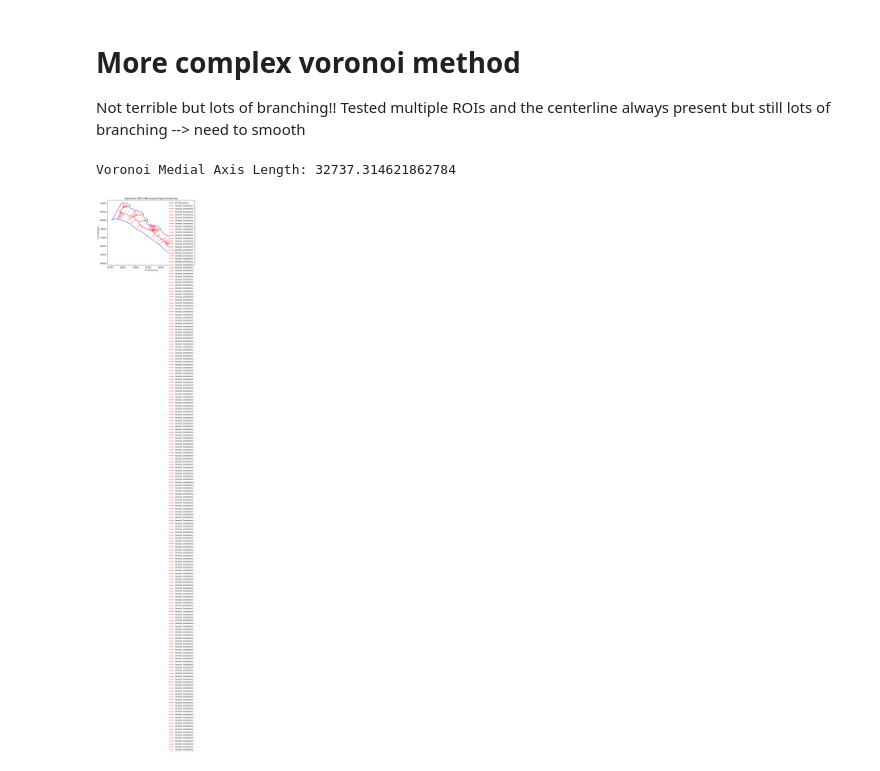
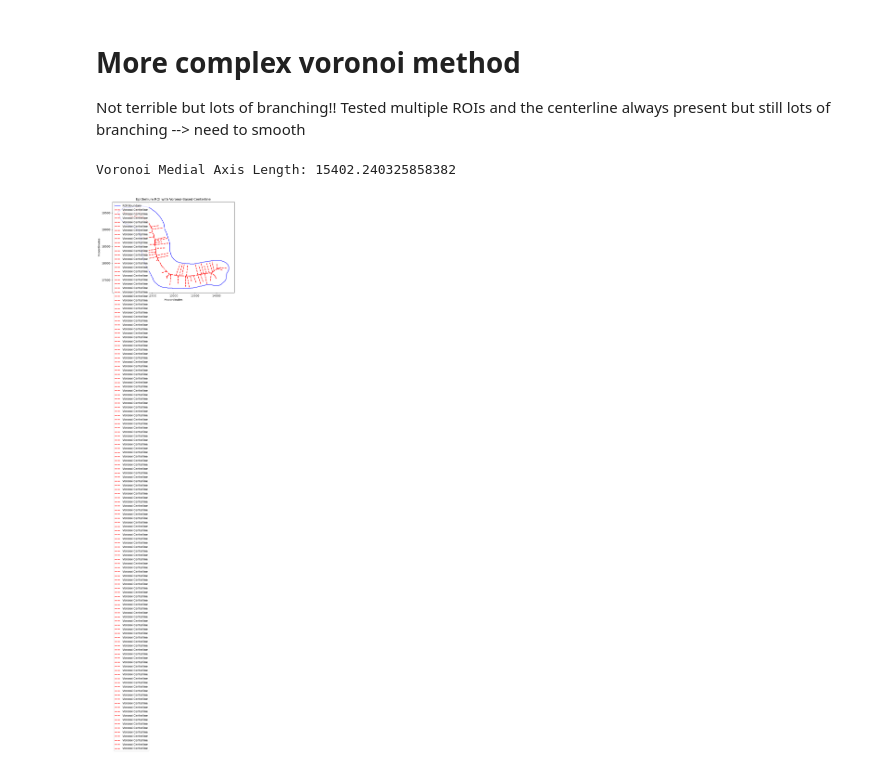
Before and after one commit to Satanna1/Cancer_Project_2025, a Jupyter notebook: Centerline_Shapely_Sheel.ipynb, the cells around one changed output. Saved outputs shown, nothing was run; the diff lists cells and outputs as text; code cells hidden in the pictures.

Commit message:
updated with visualization

```diff
--- a/Centerline_Shapely_Sheel.ipynb
+++ b/Centerline_Shapely_Sheel.ipynb
@@ -218,7 +227,7 @@ from shapely.ops import unary_union
 from scipy.spatial import Voronoi
 
 # Select an example ROI polygon
-roi_polygon = roi_polygons["ROI_11"]  # Replace with different ROI if needed
+roi_polygon = roi_polygons["ROI_1"]  # Replace with different ROI if needed
 
 # Step 1: Extract boundary points from the polygon
 boundary_coords = np.array(roi_polygon.exterior.coords)
@@ -239,32 +248,32 @@ for vpair in vor.ridge_vertices:
         valid_lines.append(line)
 
 # Step 4: Merge all valid Voronoi lines into a single MultiLineString
 medial_axis = unary_union(valid_lines)
 
 # Step 5: Compute centerline length
 print("Voronoi Medial Axis Length:", medial_axis.length)
 
 # Step 6: Plot the ROI and the extracted medial axis
 fig, ax = plt.subplots(figsize=(8, 6))
 
 # Plot ROI boundary
 x, y = roi_polygon.exterior.xy
 ax.plot(x, y, linestyle="-", color="blue", label="ROI Boundary")
 
 # Plot Centerline (Medial Axis)
 if isinstance(medial_axis, MultiLineString):
     for line in medial_axis.geoms:
         x_c, y_c = line.xy
         ax.plot(x_c, y_c, linestyle="--", color="red", linewidth=2, label="Voronoi Centerline")
 else:
     x_c, y_c = medial_axis.xy
     ax.plot(x_c, y_c, linestyle="--", color="red", linewidth=2, label="Voronoi Centerline")
 
 plt.xlabel("X-coordinates")
 plt.ylabel("Y-coordinates")
 plt.title("Epithelium ROI with Voronoi-Based Centerline")
 plt.legend()
 plt.show()
 # %% [output]
-Voronoi Medial Axis Length: 32737.314621862784
+Voronoi Medial Axis Length: 15402.240325858382
-[figure, old version]
+[figure, new version]
```
Also changed, not shown: parts of 3 cells of this notebook, 1 other file.
